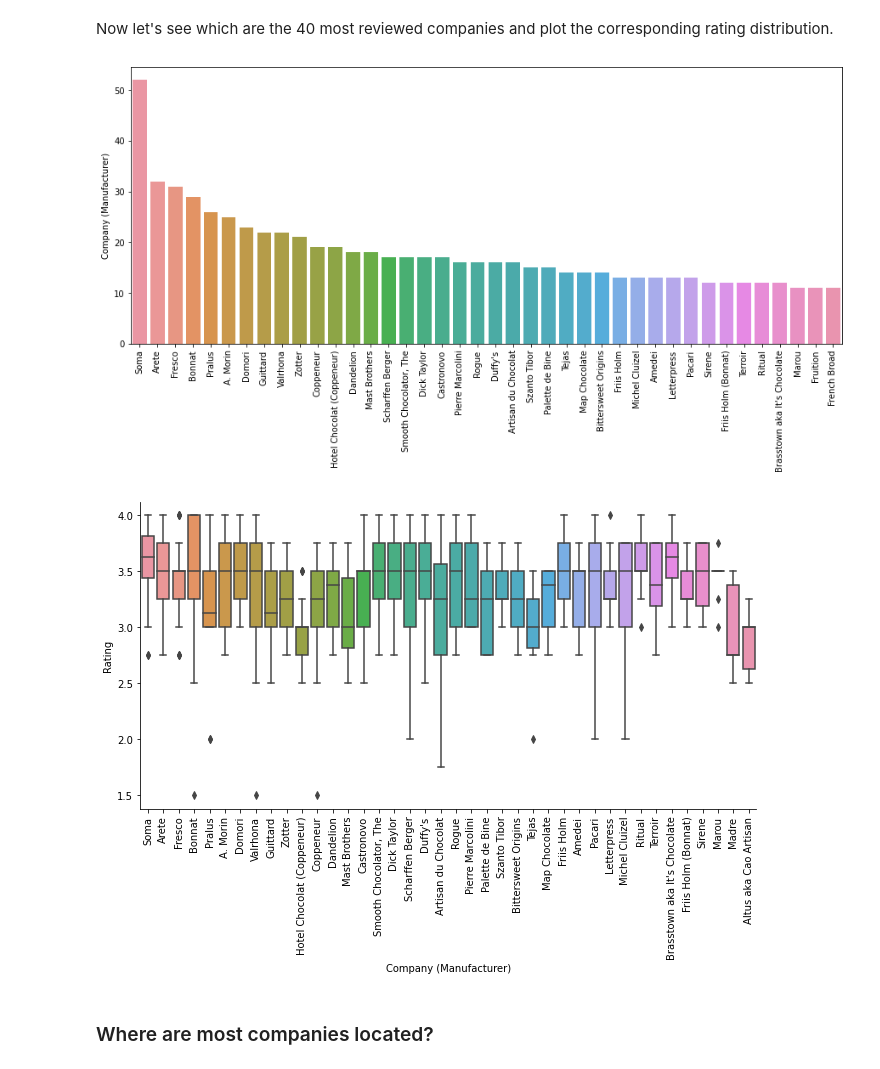
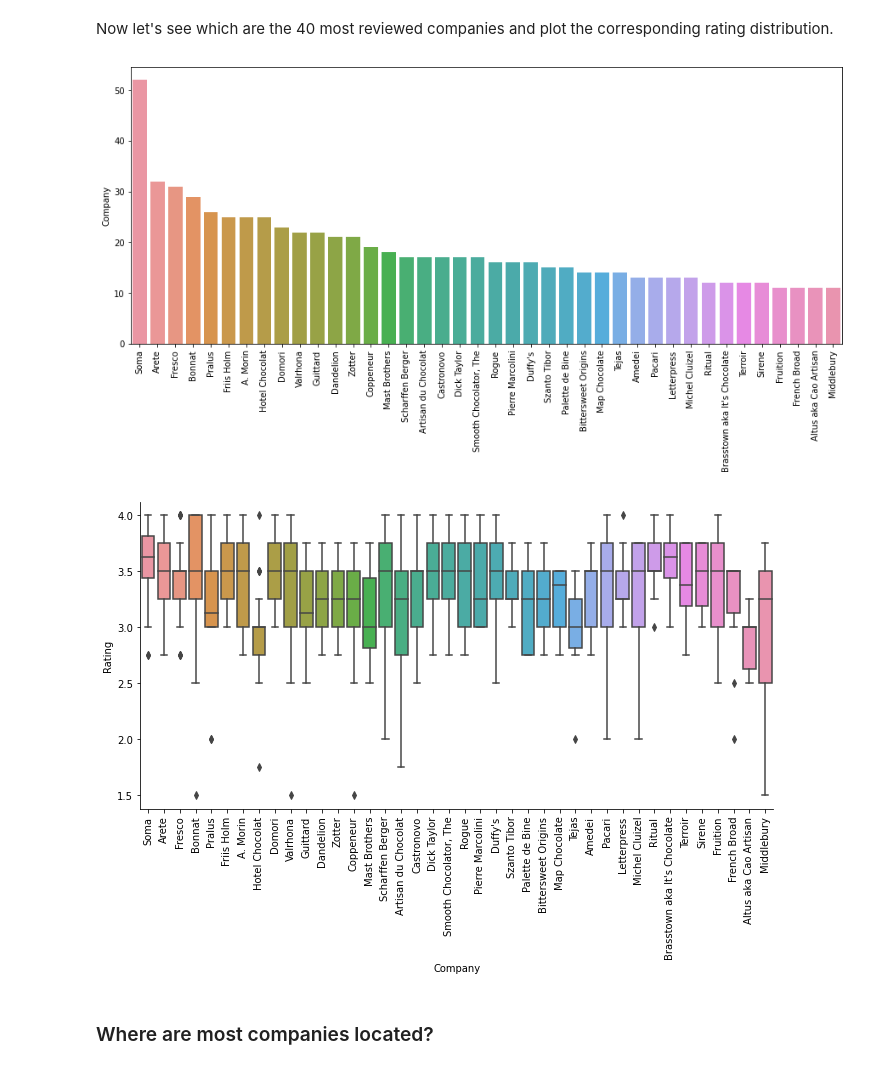
Before and after one commit to SimoneGiovannini/chocolate-rating-project, a Jupyter notebook: eda.ipynb, the cells around one changed output. Saved outputs shown, nothing was run; the diff lists cells and outputs as text; code cells hidden in the pictures.

```diff
--- a/eda.ipynb
+++ b/eda.ipynb
@@ -128,22 +131,22 @@ pivot_companies[pivot_companies[('len', 'Rating')]>10].sort_values(('mean', 'Rat
 # %% [markdown]
 Now let's see which are the 40 most reviewed companies and plot the corresponding rating distribution.
 # %%
-values = df['Company (Manufacturer)'].value_counts()[:40]
+values = df['Company'].value_counts()[:40]
 fig, ax = plt.subplots(figsize=(15, 6))
 sns.barplot(x=values.index, y=values)
 plt.xticks(rotation=90);
 # %% [output]
-[figure, old version]
+[figure, new version]
 # %%
-most_freq = df['Company (Manufacturer)'].value_counts()[:40].index
-sns.catplot(x="Company (Manufacturer)", y="Rating",
+most_freq = df['Company'].value_counts()[:40].index
+sns.catplot(x="Company", y="Rating",
             kind="box",
             aspect=2,
             order=most_freq,
-            data=df[df['Company (Manufacturer)'].isin(most_freq)])
+            data=df[df['Company'].isin(most_freq)])
 plt.xticks(rotation=90);
 # %% [output]
-[figure, old version]
+[figure, new version]
 # %% [markdown]
 ### Where are most companies located?
 # %%
```
Also changed, not shown: parts of 55 cells of this notebook, 2 other files.
